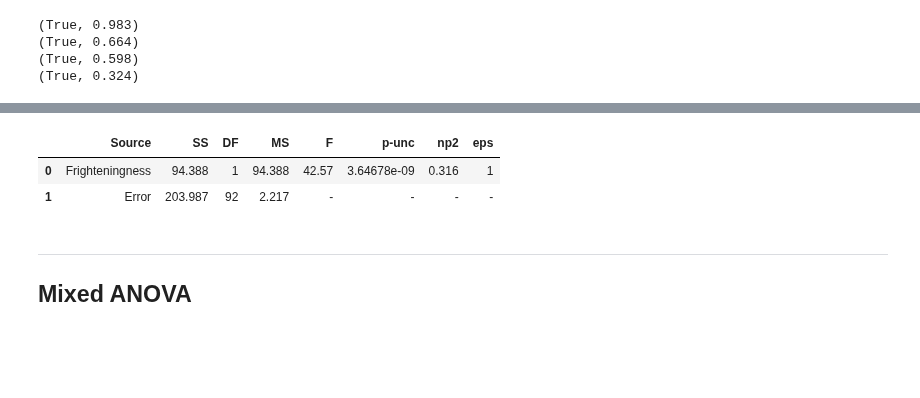
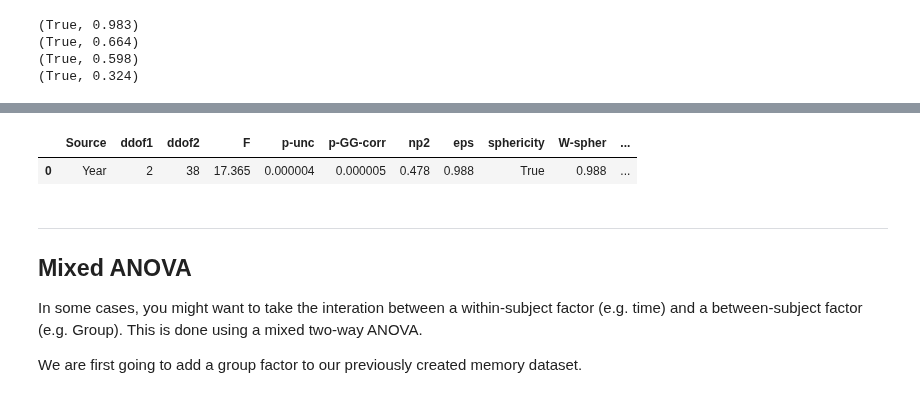
Before and after one commit to raphaelvallat/pingouin, a Jupyter notebook: notebooks/01_ANOVA.ipynb, the cells around one changed output, grey strips where cells are left out. Saved outputs shown, nothing was run; the diff lists cells and outputs as text; code cells hidden in the pictures; blank space fills up the shorter version.

Commit message:
Improved ANOVA notebook

```diff
--- a/notebooks/01_ANOVA.ipynb
+++ b/notebooks/01_ANOVA.ipynb
@@ -124,0 +136,15 @@ df.head()
+# %%
+# Ensure reproducibility of the results
+np.random.seed(123)
+
+# Create three normally-distributed vectors.
+n = 20
+perf2010 = np.random.normal(loc=5, scale=0.8, size=n)     # Mean = 5, standard deviation = 0.8, size = 20
+perf2014 = np.random.normal(loc=4.8, scale=0.8, size=n)   # Mean = 4.8, ...
+perf2018 = np.random.normal(loc=3, scale=0.8, size=n)     # Mean = 3, ...
+
+# Concatenate in a long-format pandas DataFrame
+df = pd.DataFrame({'Memory': np.r_[perf2010, perf2014, perf2018],
+                   'Year': np.repeat(['2010', '2014', '2018'], n),
+                   'Subject': np.tile(np.arange(n), 3)})
+df.head()
@@ -134,10 +231,13 @@ rm_anova(data=df, dv='DesireToKill', within='Disgustingness', subject='Subject')
 # %%
-rm_anova(data=df, dv='DesireToKill', within='Frighteningness', subject='Subject', detailed=True)
+rm_anova(data=df, dv='Memory', within='Year', subject='Subject', correction=True)
 # %% [output]
-|  | Source | SS | DF | MS | F | p-unc | np2 | eps |
-| 0 | Frighteningness | 94.388 | 1 | 94.388 | 42.57 | 3.64678e-09 | 0.316 | 1 |
-| 1 | Error | 203.987 | 92 | 2.217 | - | - | - | - |
+|  | Source | ddof1 | ddof2 | F | p-unc | p-GG-corr | np2 | eps | sphericity | W-spher | ... |
+| 0 | Year | 2 | 38 | 17.365 | 0.000004 | 0.000005 | 0.478 | 0.988 | True | 0.988 | ... |
-# %% [markdown]
-***
-
-## Mixed ANOVA
+# %% [markdown]
+***
+
+## Mixed ANOVA
+
+In some cases, you might want to take the interation between a within-subject factor (e.g. time) and a between-subject factor (e.g. Group). This is done using a mixed two-way ANOVA.
+
+We are first going to add a group factor to our previously created memory dataset.
```
Also changed, not shown: parts of 26 cells of this notebook.
